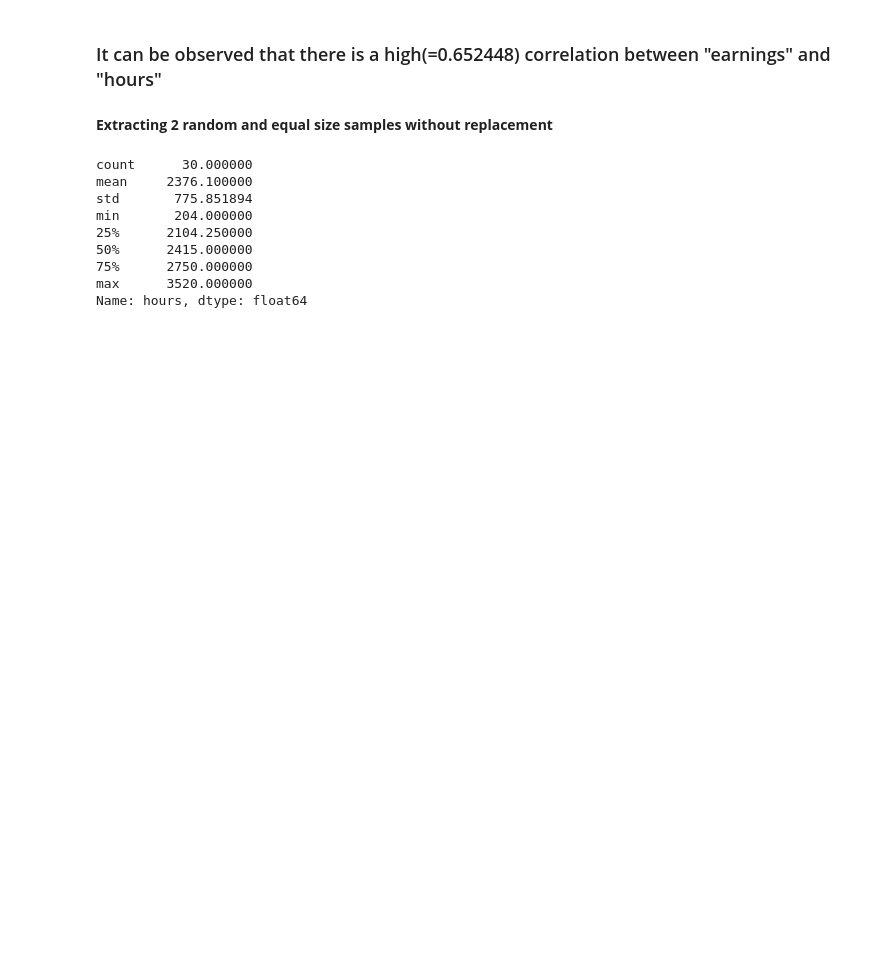
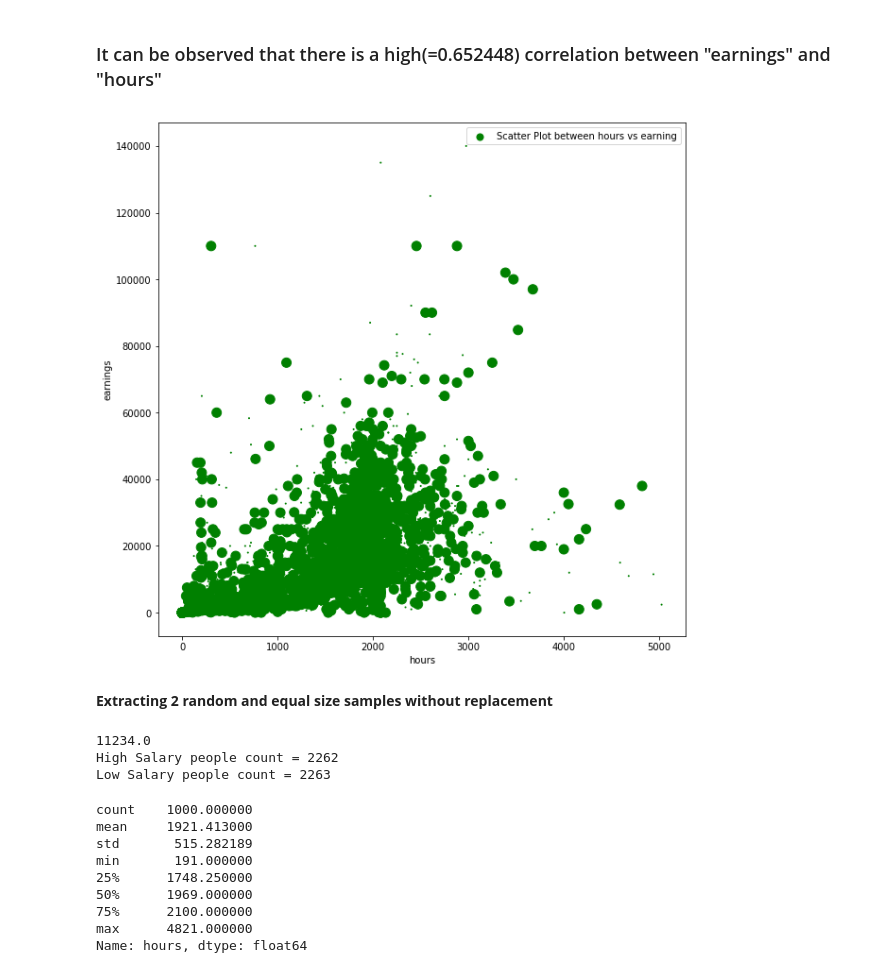
Before and after one commit to PraAnj/hypothesis-testing, a Jupyter notebook: ds project.ipynb, the cells around one changed output. Cells and saved outputs as stored; diff of their text form; code cells hidden in the pictures; blank space fills up the shorter version.

```diff
--- a/ds project.ipynb
+++ b/ds project.ipynb
@@ -162,18 +152,36 @@ my_data.corr(method='pearson')
 # %% [markdown]
 ### It can be observed that there is a high(=0.652448) correlation between "earnings" and "hours"
+# %%
+ax = my_data.plot.scatter(x='hours', y='earnings', s=[1,100], c='green', figsize=(10, 10), label='Scatter Plot between hours vs earning')
+# %% [output]
+[figure, added]
 # %% [markdown]
 **Extracting 2 random and equal size samples without replacement**
+# %%
+samplingSize = 1000
+hypothesisEarningVal = my_data.earnings.median()
+print(hypothesisEarningVal)
+
+highSalary = my_data[my_data.earnings> hypothesisEarningVal].hours
+print("High Salary people count =", highSalary.count())
+
+lowSalary = my_data[my_data.earnings<= hypothesisEarningVal].hours
+print("Low Salary people count =", lowSalary.count())
+# %% [output]
+11234.0
+High Salary people count = 2262
+Low Salary people count = 2263
 # %%
-Hours_of_high_salary = my_data[my_data.earnings> 60000].hours.sample(30).sort_values()
+Hours_of_high_salary = my_data[my_data.earnings> hypothesisEarningVal].hours.sample(samplingSize).sort_values()
 Hours_of_high_salary.describe()
 # %% [output]
-count      30.000000
-mean     2376.100000
-std       775.851894
-min       204.000000
-25%      2104.250000
-50%      2415.000000
-75%      2750.000000
-max      3520.000000
+count    1000.000000
+mean     1921.413000
+std       515.282189
+min       191.000000
+25%      1748.250000
+50%      1969.000000
+75%      2100.000000
+max      4821.000000
 Name: hours, dtype: float64
 # %%
```
Also changed, not shown: parts of 6 cells of this notebook.
